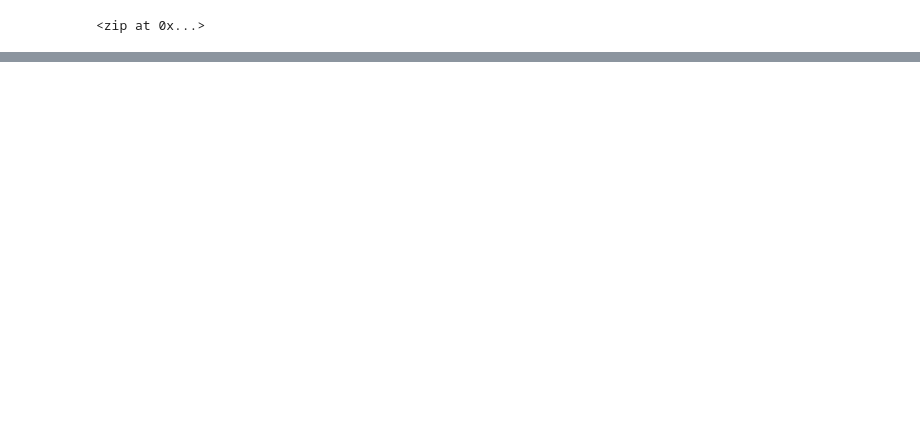
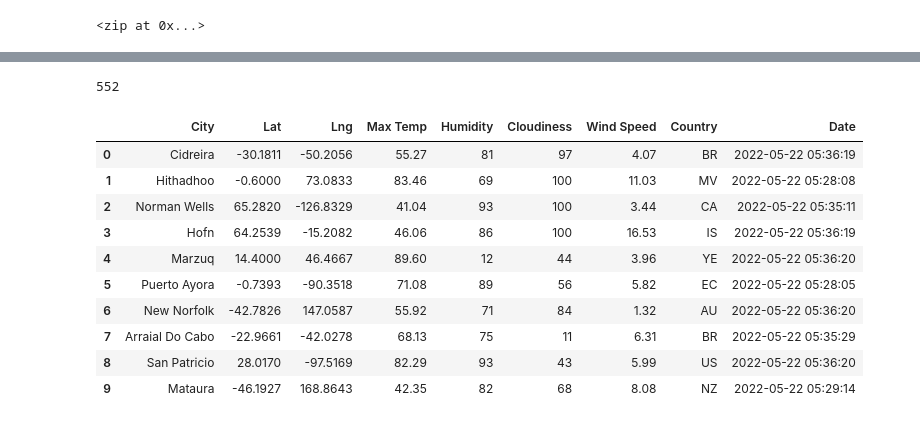
Before and after one commit to rgilgeous19/World_Weather_Analysis, a Jupyter notebook: WeatherPy.ipynb, the cells around one changed output, grey strips where cells are left out. Cells and saved outputs as stored; diff of their text form; code cells hidden in the pictures; blank space fills up the shorter version.

```diff
--- a/WeatherPy.ipynb
+++ b/WeatherPy.ipynb
@@ -22,7 +15,3 @@ lat_lngs = zip(lats, lngs)
 # %%
 # Add the latitudes and longitudes to a list.
 coordinates = list(lat_lngs)
-# %%
-# Use the print() function to display the latitude and longitude combinations.
-for coordinate in coordinates:
-    print(coordinate[0], coordinate[1])
@@ -37,8 +19,2 @@ for coordinate in coordinates:
 
 from citipy import citipy
-# %%
-#use the print() function to display the latitude and longitude combinations
-
-for coordinate in coordinates:
-    print(citipy.nearest_city(coordinate[0], coordinate[1]).city_name,
-          citipy.nearest_city(coordinate[0], coordinate[1]).country_code)
@@ -73,0 +41,4 @@ len(cities)
+# %%
+# Starting URL for Weather Map API Call.
+url = "http://api.openweathermap.org/data/2.5/weather?units=Imperial&APPID=" + weather_api_key
+print(url)
@@ -73,0 +51,10 @@ len(cities)
+# %%
+# Create an empty list to hold the weather data.
+city_data = []
+# Print the beginning of the logging.
+print("Beginning Data Retrieval     ")
+print("-----------------------------")
+
+# Create counters.
+record_count = 1
+set_count = 1
@@ -73,0 +134,21 @@ len(cities)
+# %%
+len(city_data)
+# %% [output]
+552
+# %%
+# Convert the array of dictionaries to a Pandas DataFrame.
+city_data_df = pd.DataFrame(city_data)
+
+city_data_df.head(10)
+# %% [output]
+|  | City | Lat | Lng | Max Temp | Humidity | Cloudiness | Wind Speed | Country | Date |
+| 0 | Cidreira | -30.1811 | -50.2056 | 55.27 | 81 | 97 | 4.07 | BR | 2022-05-22 05:36:19 |
+| 1 | Hithadhoo | -0.6000 | 73.0833 | 83.46 | 69 | 100 | 11.03 | MV | 2022-05-22 05:28:08 |
+| 2 | Norman Wells | 65.2820 | -126.8329 | 41.04 | 93 | 100 | 3.44 | CA | 2022-05-22 05:35:11 |
+| 3 | Hofn | 64.2539 | -15.2082 | 46.06 | 86 | 100 | 16.53 | IS | 2022-05-22 05:36:19 |
+| 4 | Marzuq | 14.4000 | 46.4667 | 89.60 | 12 | 44 | 3.96 | YE | 2022-05-22 05:36:20 |
+| 5 | Puerto Ayora | -0.7393 | -90.3518 | 71.08 | 89 | 56 | 5.82 | EC | 2022-05-22 05:28:05 |
+| 6 | New Norfolk | -42.7826 | 147.0587 | 55.92 | 71 | 84 | 1.32 | AU | 2022-05-22 05:36:20 |
+| 7 | Arraial Do Cabo | -22.9661 | -42.0278 | 68.13 | 75 | 11 | 6.31 | BR | 2022-05-22 05:35:29 |
+| 8 | San Patricio | 28.0170 | -97.5169 | 82.29 | 93 | 43 | 5.99 | US | 2022-05-22 05:36:20 |
+| 9 | Mataura | -46.1927 | 168.8643 | 42.35 | 82 | 68 | 8.08 | NZ | 2022-05-22 05:29:14 |
```
Also changed, not shown: parts of 15 cells of this notebook, 4 other files.
